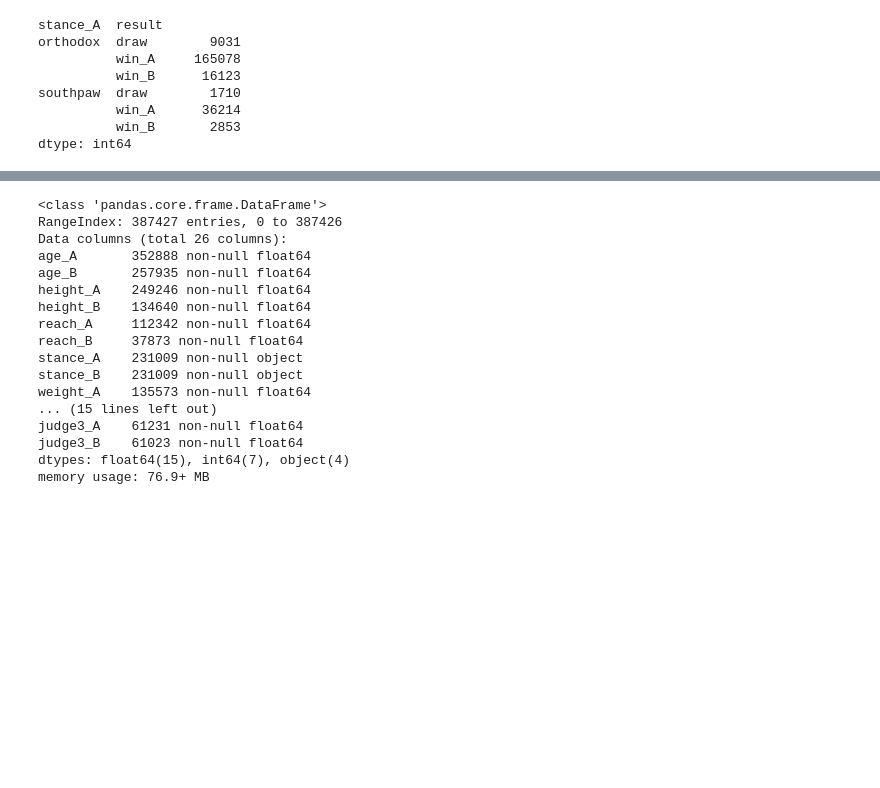
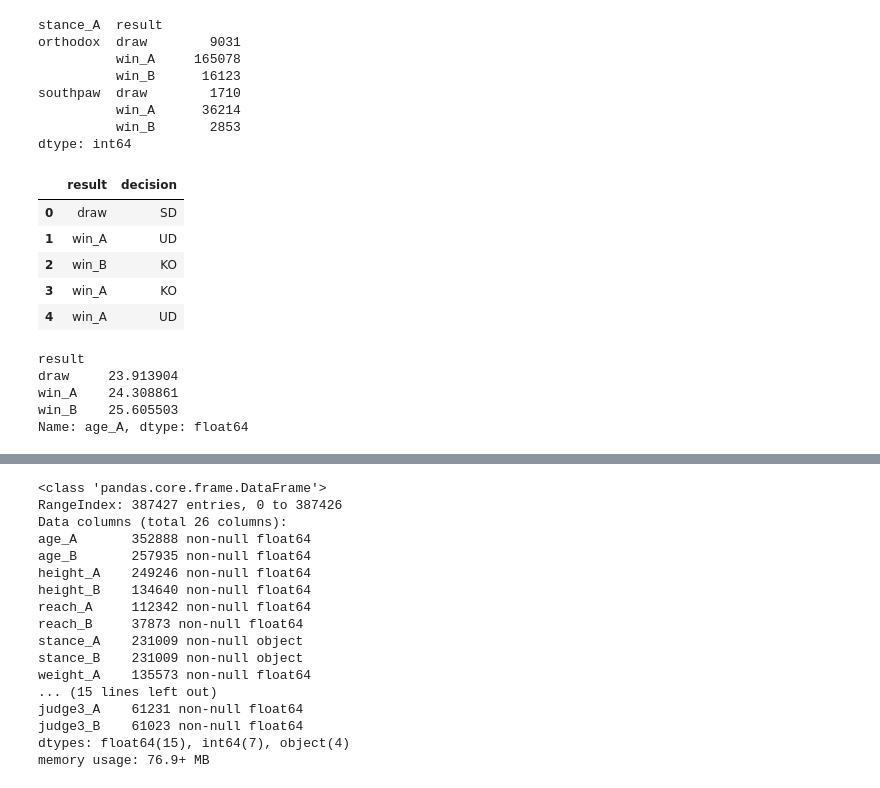
Before and after one commit to BLouie2/GA-ClassProjects, a Jupyter notebook: Boxing data exploration.ipynb, the cells around one changed output, grey strips where cells are left out. Drawn from its saved outputs; the diff is of its cells as text; code cells hidden in the pictures; blank space fills up the shorter version.

```diff
--- a/Boxing data exploration.ipynb
+++ b/Boxing data exploration.ipynb
@@ -151,3 +151,20 @@ southpaw  draw        1710
           win_A      36214
           win_B       2853
 dtype: int64
+# %%
+boxing[['result', 'decision']].head()
+# %% [output]
+|  | result | decision |
+| 0 | draw | SD |
+| 1 | win_A | UD |
+| 2 | win_B | KO |
+| 3 | win_A | KO |
+| 4 | win_A | UD |
+# %%
+boxing.groupby('result').age_A.mean()
+# %% [output]
+result
+draw     23.913904
+win_A    24.308861
+win_B    25.605503
+Name: age_A, dtype: float64
```
Also changed, not shown: parts of 6 cells of this notebook.
